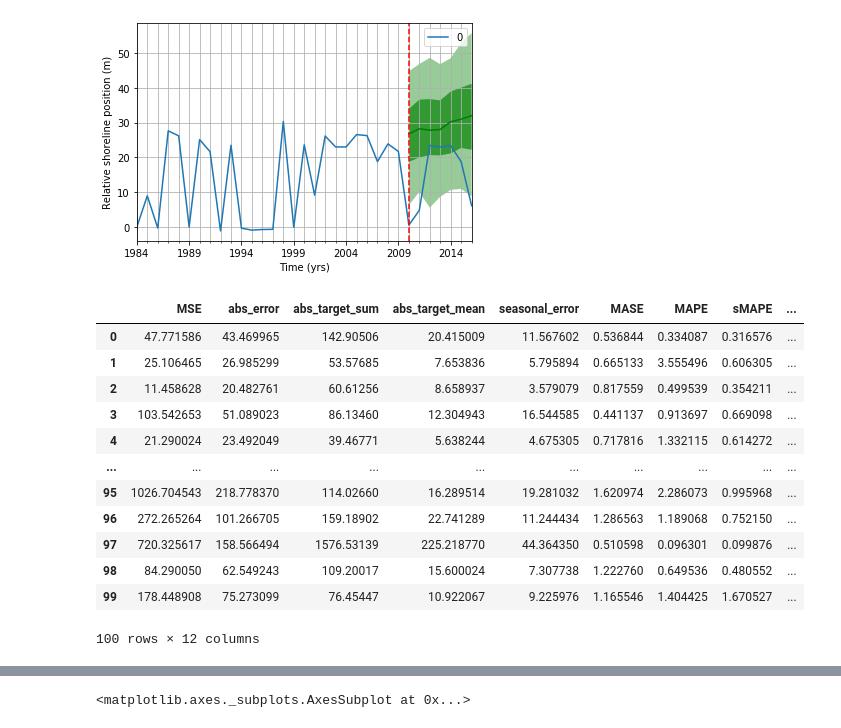
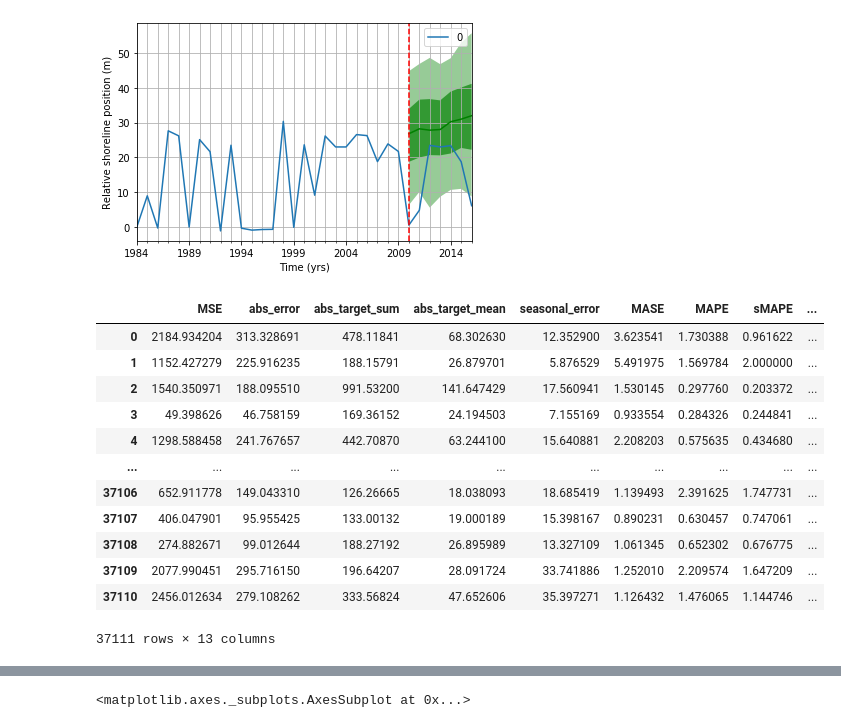
Before and after one commit to FlorisCalkoen/shorelineforecasting, a Jupyter notebook: shorelineforecasting/gluonts/forecasting.ipynb, the cells around one changed output, grey strips where cells are left out. Saved outputs shown, nothing was run; the diff lists cells and outputs as text; code cells hidden in the pictures.

Commit message:
messy code paper shoreline forecasting

```diff
--- a/shorelineforecasting/gluonts/forecasting.ipynb
+++ b/shorelineforecasting/gluonts/forecasting.ipynb
@@ -190,7 +198,7 @@ def get_hyperparams(estimator, predictor_id):
 
 
 def to_model_database(attributes):
-    fpath = os.path.join(data_dir, 'robustness-test.csv')
+    fpath = os.path.join(data_dir, 'robustness-final.csv')
     if not os.path.exists(fpath):
         pd.DataFrame([attributes]).to_csv(fpath, header=True, index=False)
         return print(f"Created metrics database: {fpath}")
@@ -301,6 +309,7 @@ def train_eval_loop(estimator, train_ds, test_ds):
         predictor = estimator
 
     if metadata['evaluate_model'] is True:
+        start = time.process_time()
         forecast_it, ts_it = make_evaluation_predictions(
             test_ds, predictor=predictor, num_samples=300
         )
@@ -311,6 +320,7 @@ def train_eval_loop(estimator, train_ds, test_ds):
         agg_metrics_, item_metrics_ = Evaluator()(
             iter(tss_), iter(forecasts_), num_series=len(test_ds)
         )
+        attributes['processing_time'] = time.process_time() - start
         attributes = {**attributes, **agg_metrics_}
         print(agg_metrics_)
 
@@ -332,7 +366,7 @@ for prediction_length in np.arange(7, 8):
     metadata['save_model'] = False
     train_ds, test_ds, features = get_gluon_ds(tf_t, metadata, sites)
     estimators = get_estimators()
-    for estimator in estimators[0:4]:
+    for estimator in estimators[4:]:
         agg_metrics_, item_metrics_ = train_eval_loop(estimator, train_ds, test_ds)
         agg_metrics.append(agg_metrics_)
         item_metrics.append(item_metrics_)
@@ -351,0 +405,13 @@ Updated metrics database: /media/storage/data/shorelines/robustness-test.csv
+# %%
+context_length=2*metadata['prediction_length'] # for default evaluation
+# context_length=11 # when evaluating over gradually increasing prediction length (33/3=11)
+batch_size = 32
+epochs = 100
+num_batches_per_epoch = 50
+
+metadata['prediction_length'] = 14
+metadata['save_model'] = True
+train_ds, test_ds, features = get_gluon_ds(tf_t, metadata, sites)
+estimators = get_estimators()
+for estimator in estimators[0:4]:
+    train_pred_loop(estimator, test_ds)
@@ -462,49 +541,52 @@ from scipy import stats
 
 from shorelineforecasting.utils.forecasting_metrics import evaluate, evaluate_
 # from utils import get_predictor_id
 
 y = lambda intercept, slope, x: intercept + slope * x
 
-def lr(obs, forecast=False):
+def ols(obs, forecast=False):
     x = range(len(obs))
     slope, intercept, _, _, _ = stats.linregress(x, obs)
     if forecast is True:
         x = range(len(obs) + metadata["prediction_length"])
     return [y(intercept, slope, x) for x in x]
 
 def make_evaluation_predictions_lr(dataset, metrics: list):
     dataset = dataset.list_data
     results = []
     predictor_id = get_predictor_id()
+    start = time.process_time()
     for i in dataset:
-        fcast = lr(i["target"][:-metadata["prediction_length"]], forecast=True)
+        fcast = ols(i["target"][:-metadata["prediction_length"]], forecast=True)
         eval_dict = evaluate_(time_series = i["target"],
                              predicted = fcast[-metadata["prediction_length"]:],
                              metrics = metrics)
         eval_dict["item_id"] = i["item_id"]
         eval_dict["MAE"] = eval_dict['abs_error']/metadata['prediction_length']
         eval_dict["predictor_id"] = predictor_id
         eval_dict['predictor']='linregress'
         results.append(eval_dict)
-    return pd.DataFrame(results)
+    results = pd.DataFrame(results)
+    results['processing_time'] = time.process_time() - start
+    return results
 
-results = make_evaluation_predictions_lr(te_ds, metrics=["MSE", "abs_error", "abs_target_sum", "abs_target_mean",
+results = make_evaluation_predictions_lr(test_ds, metrics=["MSE", "abs_error", "abs_target_sum", "abs_target_mean",
                                                          "seasonal_error", "MASE", "MAPE", "sMAPE"])
 results
 # %% [output]
 |  | MSE | abs_error | abs_target_sum | abs_target_mean | seasonal_error | MASE | MAPE | sMAPE | ... |
-| 0 | 47.771586 | 43.469965 | 142.90506 | 20.415009 | 11.567602 | 0.536844 | 0.334087 | 0.316576 | ... |
-| 1 | 25.106465 | 26.985299 | 53.57685 | 7.653836 | 5.795894 | 0.665133 | 3.555496 | 0.606305 | ... |
-| 2 | 11.458628 | 20.482761 | 60.61256 | 8.658937 | 3.579079 | 0.817559 | 0.499539 | 0.354211 | ... |
-| 3 | 103.542653 | 51.089023 | 86.13460 | 12.304943 | 16.544585 | 0.441137 | 0.913697 | 0.669098 | ... |
-| 4 | 21.290024 | 23.492049 | 39.46771 | 5.638244 | 4.675305 | 0.717816 | 1.332115 | 0.614272 | ... |
+| 0 | 2184.934204 | 313.328691 | 478.11841 | 68.302630 | 12.352900 | 3.623541 | 1.730388 | 0.961622 | ... |
+| 1 | 1152.427279 | 225.916235 | 188.15791 | 26.879701 | 5.876529 | 5.491975 | 1.569784 | 2.000000 | ... |
+| 2 | 1540.350971 | 188.095510 | 991.53200 | 141.647429 | 17.560941 | 1.530145 | 0.297760 | 0.203372 | ... |
+| 3 | 49.398626 | 46.758159 | 169.36152 | 24.194503 | 7.155169 | 0.933554 | 0.284326 | 0.244841 | ... |
+| 4 | 1298.588458 | 241.767657 | 442.70870 | 63.244100 | 15.640881 | 2.208203 | 0.575635 | 0.434680 | ... |
 | ... | ... | ... | ... | ... | ... | ... | ... | ... | ... |
-| 95 | 1026.704543 | 218.778370 | 114.02660 | 16.289514 | 19.281032 | 1.620974 | 2.286073 | 0.995968 | ... |
-| 96 | 272.265264 | 101.266705 | 159.18902 | 22.741289 | 11.244434 | 1.286563 | 1.189068 | 0.752150 | ... |
-| 97 | 720.325617 | 158.566494 | 1576.53139 | 225.218770 | 44.364350 | 0.510598 | 0.096301 | 0.099876 | ... |
-| 98 | 84.290050 | 62.549243 | 109.20017 | 15.600024 | 7.307738 | 1.222760 | 0.649536 | 0.480552 | ... |
-| 99 | 178.448908 | 75.273099 | 76.45447 | 10.922067 | 9.225976 | 1.165546 | 1.404425 | 1.670527 | ... |
+| 37106 | 652.911778 | 149.043310 | 126.26665 | 18.038093 | 18.685419 | 1.139493 | 2.391625 | 1.747731 | ... |
+| 37107 | 406.047901 | 95.955425 | 133.00132 | 19.000189 | 15.398167 | 0.890231 | 0.630457 | 0.747061 | ... |
+| 37108 | 274.882671 | 99.012644 | 188.27192 | 26.895989 | 13.327109 | 1.061345 | 0.652302 | 0.676775 | ... |
+| 37109 | 2077.990451 | 295.716150 | 196.64207 | 28.091724 | 33.741886 | 1.252010 | 2.209574 | 1.647209 | ... |
+| 37110 | 2456.012634 | 279.108262 | 333.56824 | 47.652606 | 35.397271 | 1.126432 | 1.476065 | 1.144746 | ... |
-100 rows × 12 columns
+37111 rows × 13 columns
 # %%
 agg_funs = {
     "MSE": "mean",
```
Also changed, not shown: parts of 13 cells of this notebook, 3 other files.
